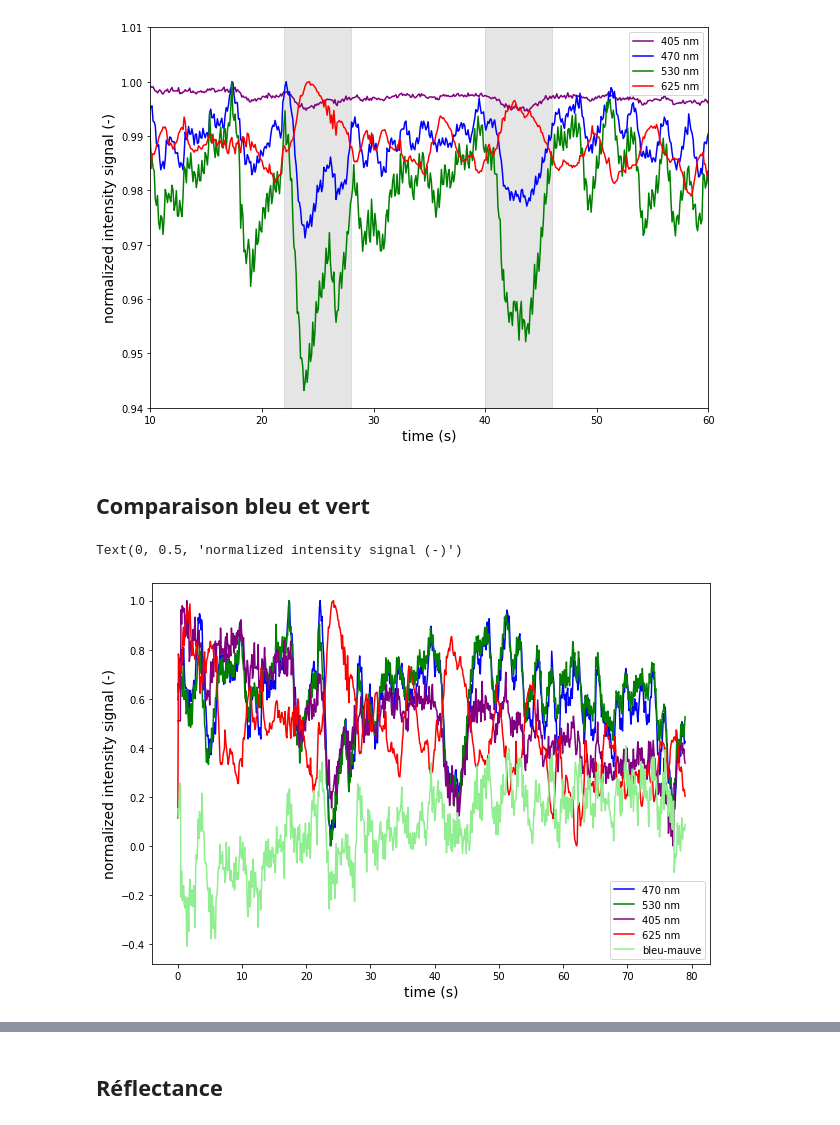
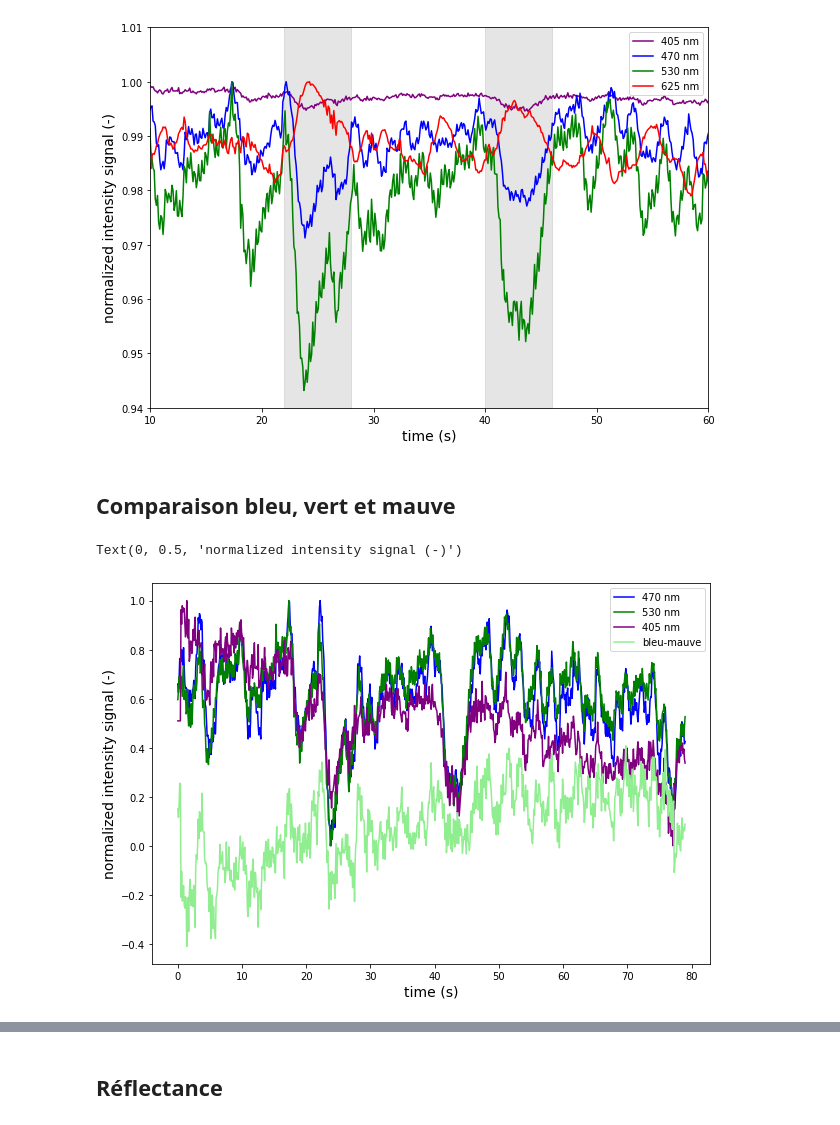
Before and after one commit to Laboratory-of-Vincent-Breton-Provencher/Widefield-Imaging-Acquisition, a Jupyter notebook: analysisPipeline/simplePlot.ipynb, the cells around one changed output, grey strips where cells are left out. Drawn from its saved outputs; the diff is of its cells as text; code cells hidden in the pictures.

```diff
--- a/analysisPipeline/simplePlot.ipynb
+++ b/analysisPipeline/simplePlot.ipynb
@@ -44,25 +45,25 @@ plt.ylabel("normalized intensity signal (-)", fontsize=14)
 Text(0, 0.5, 'normalized intensity signal (-)')
 [figure]
 # %% [markdown]
-## Comparaison bleu et vert
+## Comparaison bleu, vert et mauve
 # %%
 mod_blue = (blue - np.min(blue))/np.max(blue - np.min(blue))
 mod_green = (green - np.min(green))/np.max(green - np.min(green))
 mod_violet = (violet - np.min(violet))/np.max(violet - np.min(violet))
 mod_red = (red - np.min(red))/np.max(red - np.min(red))
 
 fig = plt.figure(figsize=(10, 7))
 plt.plot(timestamp, mod_blue, color='blue', label='470 nm')
 plt.plot(timestamp, mod_green, color='green', label='530 nm')
 # plt.plot(timestamp, mod_blue - mod_green, color='deepskyblue', linestyle='--', label="blue-green")
 plt.plot(timestamp, mod_violet, color='purple', label='405 nm')
-plt.plot(timestamp, mod_red, color='red', label='625 nm')
+# plt.plot(timestamp, mod_red, color='red', label='625 nm')
 # plt.plot(timestamp, mod_blue - mod_green - mod_violet, color='orange', label='bleu-vert-mauve')
 plt.plot(timestamp, mod_blue - mod_violet, color='lightgreen', label='bleu-mauve')
 plt.legend()
 plt.xlabel("time (s)", fontsize=14)
 plt.ylabel("normalized intensity signal (-)", fontsize=14)
 # plt.savefig("prelim_results_error_b-g.png", dpi=600)
 # %% [output]
 Text(0, 0.5, 'normalized intensity signal (-)')
-[figure, old version]
+[figure, new version]
```
Also changed, not shown: parts of 5 cells of this notebook, 3 other files.
